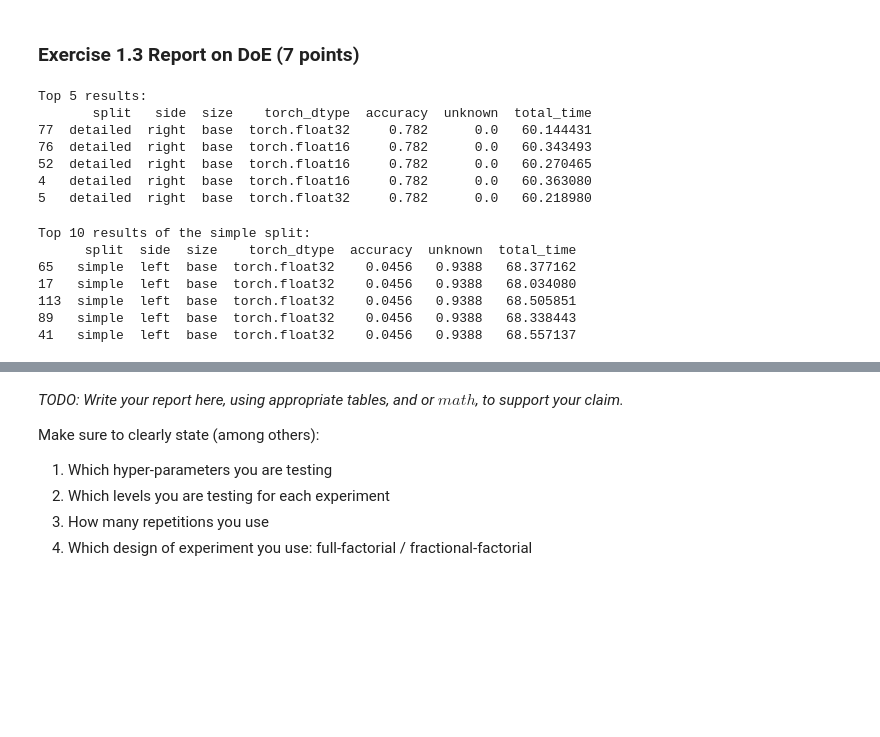
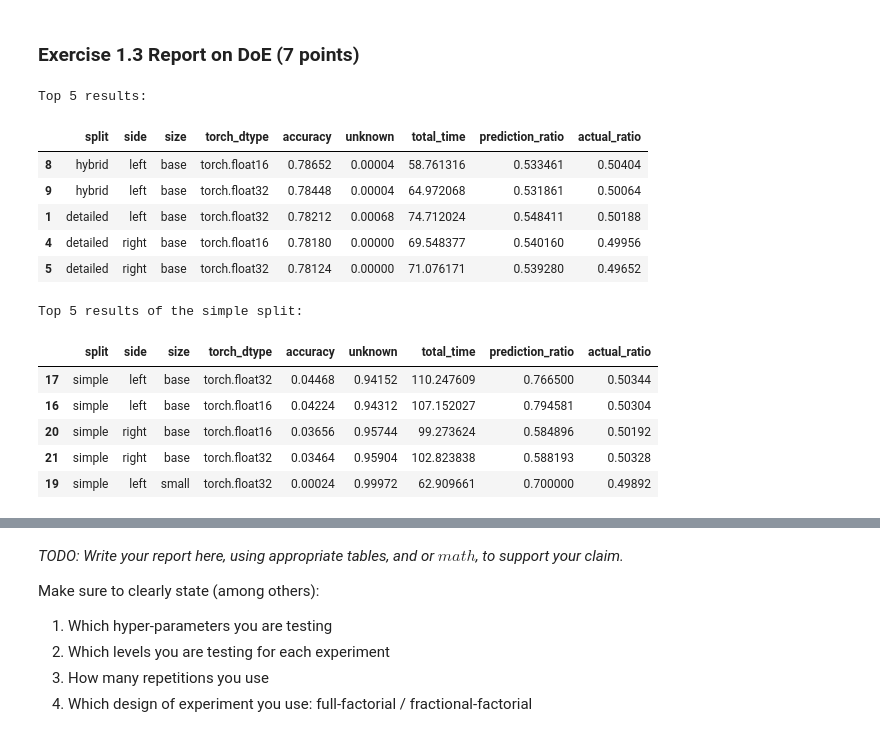
Before and after one commit to byBastien/MSGAI24, a Jupyter notebook: Lab/homework_llm.ipynb, the cells around one changed output, grey strips where cells are left out. Saved outputs shown, nothing was run; the diff lists cells and outputs as text; code cells hidden in the pictures; blank space fills up the shorter version.

```diff
--- a/Lab/homework_llm.ipynb
+++ b/Lab/homework_llm.ipynb
@@ -1364,47 +1292,50 @@ def load_experiment_results(results_dirs: List[str]) -> List[Dict]:
     return results
 
 # Load results from Run1 to Run5 directories
-results_dirs = [f'results/Run{i}' for i in range(1, 6)]
+results_dirs = [f'results_revised/Run{i}' for i in range(1, 6)]
 results = load_experiment_results(results_dirs)
 # %%
-def aggregate_results(results: List[Dict]) -> pd.DataFrame:
-    return pd.DataFrame(results)
+# Convert results to a DataFrame
+df = pd.DataFrame(results)
 
-df = aggregate_results(results)
+# Group by the experiment description and calculate the mean for each metric
+grouped_df = df.groupby('description').mean().reset_index()
 
 properties = ['split','side','size','torch_dtype']
-df[properties] = df['description'].str.split('_', expand=True)
-df['accuracy'] = df['accuracy'].astype(float)
-df['unknown'] = df['unknown'].astype(float)
-df.drop(columns=['description'], inplace=True)
-df.drop(columns=['begin_time'], inplace=True)
-df.drop(columns=['end_time'], inplace=True)
+grouped_df[properties] = grouped_df['description'].str.split('_', expand=True)
+grouped_df['accuracy'] = grouped_df['accuracy'].astype(float)
+grouped_df['unknown'] = grouped_df['unknown'].astype(float)
+grouped_df['prediction_ratio'] = grouped_df['prediction_ratio'].astype(float)
+grouped_df['actual_ratio'] = grouped_df['actual_ratio'].astype(float)
+grouped_df.drop(columns=['description'], inplace=True)
+grouped_df.drop(columns=['begin_time'], inplace=True)
+grouped_df.drop(columns=['end_time'], inplace=True)
 
 # Order dataframe split -> side -> size -> torch_dtype -> accuracy -> unknown -> total_time
-df = df[['split', 'side', 'size', 'torch_dtype', 'accuracy', 'unknown', 'total_time']]
-top_5_df = df.sort_values(by='accuracy', ascending=False).head(5)
+df_ordered = grouped_df[['split', 'side', 'size', 'torch_dtype', 'accuracy', 'unknown', 'total_time', 'prediction_ratio', 'actual_ratio']]
+top_5_df = df_ordered.sort_values(by='accuracy', ascending=False).head(5)
 print("Top 5 results:")
-print(top_5_df)
+top_5_df
 # %% [output]
 Top 5 results:
-       split   side  size    torch_dtype  accuracy  unknown  total_time
-77  detailed  right  base  torch.float32     0.782      0.0   60.144431
-76  detailed  right  base  torch.float16     0.782      0.0   60.343493
-52  detailed  right  base  torch.float16     0.782      0.0   60.270465
-4   detailed  right  base  torch.float16     0.782      0.0   60.363080
-5   detailed  right  base  torch.float32     0.782      0.0   60.218980
+|  | split | side | size | torch_dtype | accuracy | unknown | total_time | prediction_ratio | actual_ratio |
+| 8 | hybrid | left | base | torch.float16 | 0.78652 | 0.00004 | 58.761316 | 0.533461 | 0.50404 |
+| 9 | hybrid | left | base | torch.float32 | 0.78448 | 0.00004 | 64.972068 | 0.531861 | 0.50064 |
+| 1 | detailed | left | base | torch.float32 | 0.78212 | 0.00068 | 74.712024 | 0.548411 | 0.50188 |
+| 4 | detailed | right | base | torch.float16 | 0.78180 | 0.00000 | 69.548377 | 0.540160 | 0.49956 |
+| 5 | detailed | right | base | torch.float32 | 0.78124 | 0.00000 | 71.076171 | 0.539280 | 0.49652 |
 # %%
 # Print me the top 15 results of the simple split
-print("Top 10 results of the simple split:")
-top_5_simple = df[df['split'] == 'simple'].sort_values(by='accuracy', ascending=False).head(5)
-print(top_5_simple)
+print("Top 5 results of the simple split:")
+top_5_simple = df_ordered[df_ordered['split'] == 'simple'].sort_values(by='accuracy', ascending=False).head(5)
+top_5_simple
 # %% [output]
-Top 10 results of the simple split:
-      split  side  size    torch_dtype  accuracy  unknown  total_time
-65   simple  left  base  torch.float32    0.0456   0.9388   68.377162
-17   simple  left  base  torch.float32    0.0456   0.9388   68.034080
-113  simple  left  base  torch.float32    0.0456   0.9388   68.505851
-89   simple  left  base  torch.float32    0.0456   0.9388   68.338443
-41   simple  left  base  torch.float32    0.0456   0.9388   68.557137
+Top 5 results of the simple split:
+|  | split | side | size | torch_dtype | accuracy | unknown | total_time | prediction_ratio | actual_ratio |
+| 17 | simple | left | base | torch.float32 | 0.04468 | 0.94152 | 110.247609 | 0.766500 | 0.50344 |
+| 16 | simple | left | base | torch.float16 | 0.04224 | 0.94312 | 107.152027 | 0.794581 | 0.50304 |
+| 20 | simple | right | base | torch.float16 | 0.03656 | 0.95744 | 99.273624 | 0.584896 | 0.50192 |
+| 21 | simple | right | base | torch.float32 | 0.03464 | 0.95904 | 102.823838 | 0.588193 | 0.50328 |
+| 19 | simple | left | small | torch.float32 | 0.00024 | 0.99972 | 62.909661 | 0.700000 | 0.49892 |
 # %%
 # Print me the top 15 results of the simple split
```
Also changed, not shown: parts of 26 cells of this notebook.
